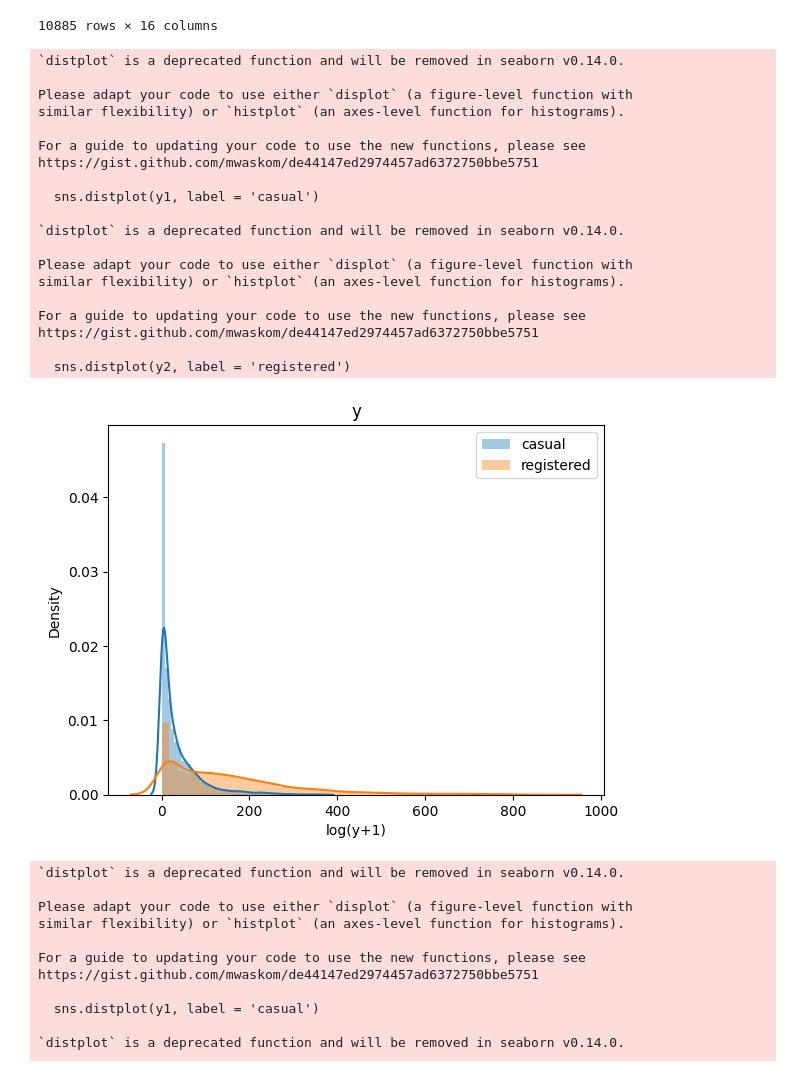
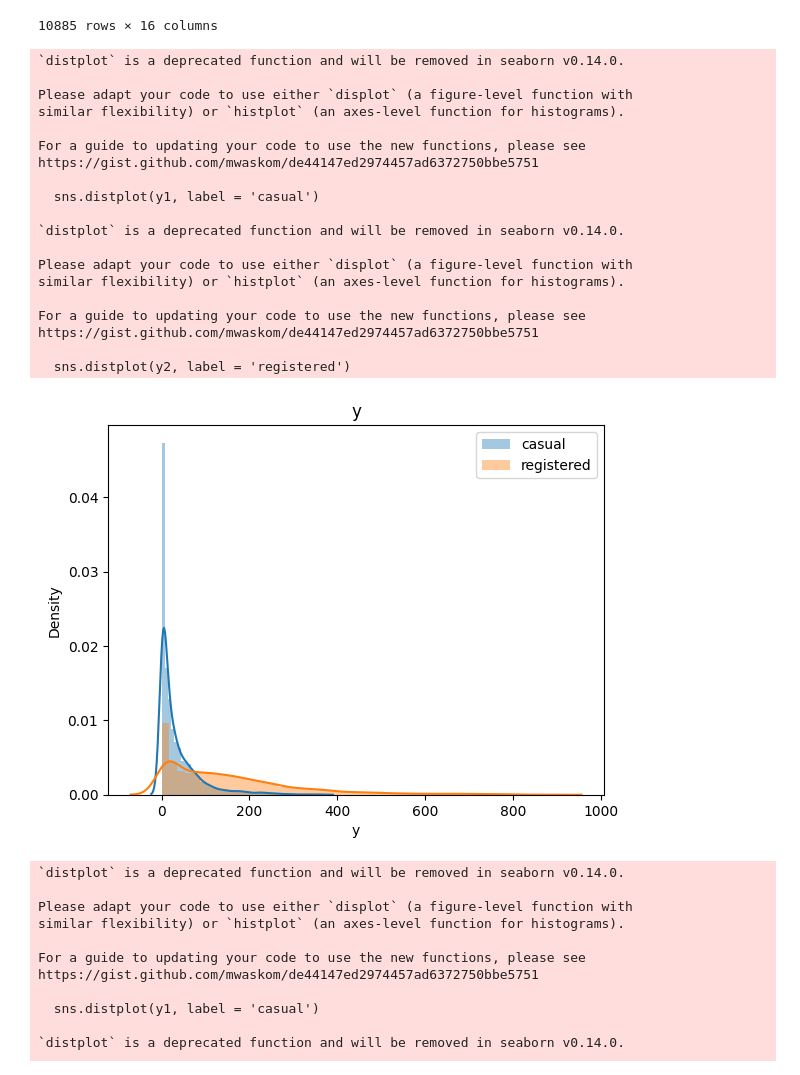
Before and after one commit to gptjddldi/kg-bike-sharing-demand, a Jupyter notebook: data_preprocessing.ipynb, the cells around one changed output. Drawn from its saved outputs; the diff is of its cells as text; code cells hidden in the pictures.

```diff
--- a/data_preprocessing.ipynb
+++ b/data_preprocessing.ipynb
@@ -221,31 +203,32 @@ X_train
 # %%
 sns.distplot(y1, label = 'casual')
 sns.distplot(y2, label = 'registered')
-plt.xlabel('log(y+1)')
+plt.xlabel('y')
 plt.title('y')
 plt.legend()
+plt.savefig('y.png')
 plt.show()
 # %% [output]
 `distplot` is a deprecated function and will be removed in seaborn v0.14.0.
 
 Please adapt your code to use either `displot` (a figure-level function with
 similar flexibility) or `histplot` (an axes-level function for histograms).
 
 For a guide to updating your code to use the new functions, please see
 https://gist.github.com/mwaskom/de44147ed2974457ad6372750bbe5751
 
   sns.distplot(y1, label = 'casual')
 
 `distplot` is a deprecated function and will be removed in seaborn v0.14.0.
 
 Please adapt your code to use either `displot` (a figure-level function with
 similar flexibility) or `histplot` (an axes-level function for histograms).
 
 For a guide to updating your code to use the new functions, please see
 https://gist.github.com/mwaskom/de44147ed2974457ad6372750bbe5751
 
   sns.distplot(y2, label = 'registered')
-[figure, old version]
+[figure, new version]
 # %%
 # y log scaling
 y1 = np.log(y1+1)
```
Also changed, not shown: parts of 4 cells of this notebook, 13 other files.
